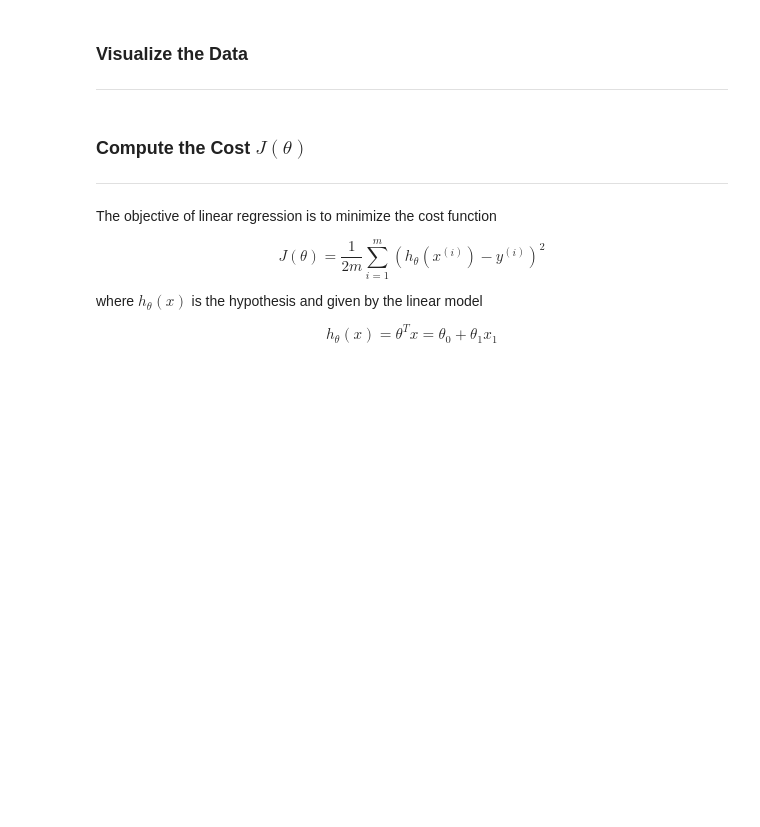
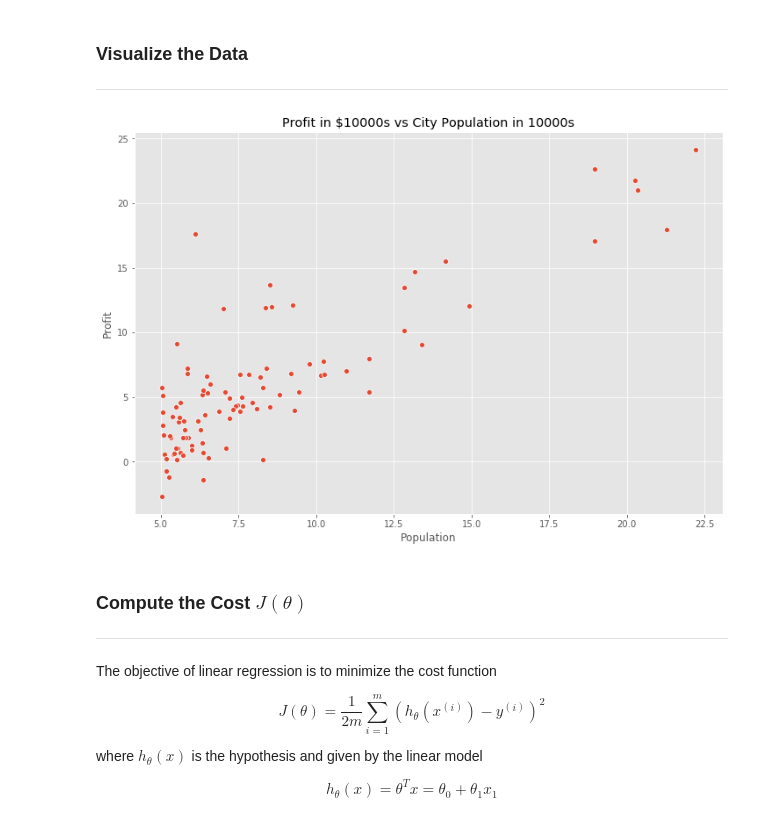
Before and after one commit to roman-cmyk/Univariate-Linear-Regression, a Jupyter notebook: Univariate Linear Regression.ipynb, the cells around one changed output. Cells and saved outputs as stored; diff of their text form; code cells hidden in the pictures; blank space fills up the shorter version.

```diff
--- a/Univariate Linear Regression.ipynb
+++ b/Univariate Linear Regression.ipynb
@@ -18,3 +18,6 @@ import numpy as np
 import pandas as pd
 import seaborn as sns
 plt.rcParams['figure.figsize']=(12,8)
+# %%
+data = pd.read_csv('bike_sharing_data.txt')
+data.head()
@@ -21,6 +43,11 @@ plt.rcParams['figure.figsize']=(12,8)
 # %% [markdown]
 ### Visualize the Data
 ---
+# %%
+ax = sns.scatterplot(x = 'Population', y = 'Profit', data = data)
+ax.set_title('Profit in $10000s vs City Population in 10000s');
+# %% [output]
+[figure, added]
 # %% [markdown]
 ### Compute the Cost $J(\theta)$
 ---
```
Also changed, not shown: parts of 9 cells of this notebook.
